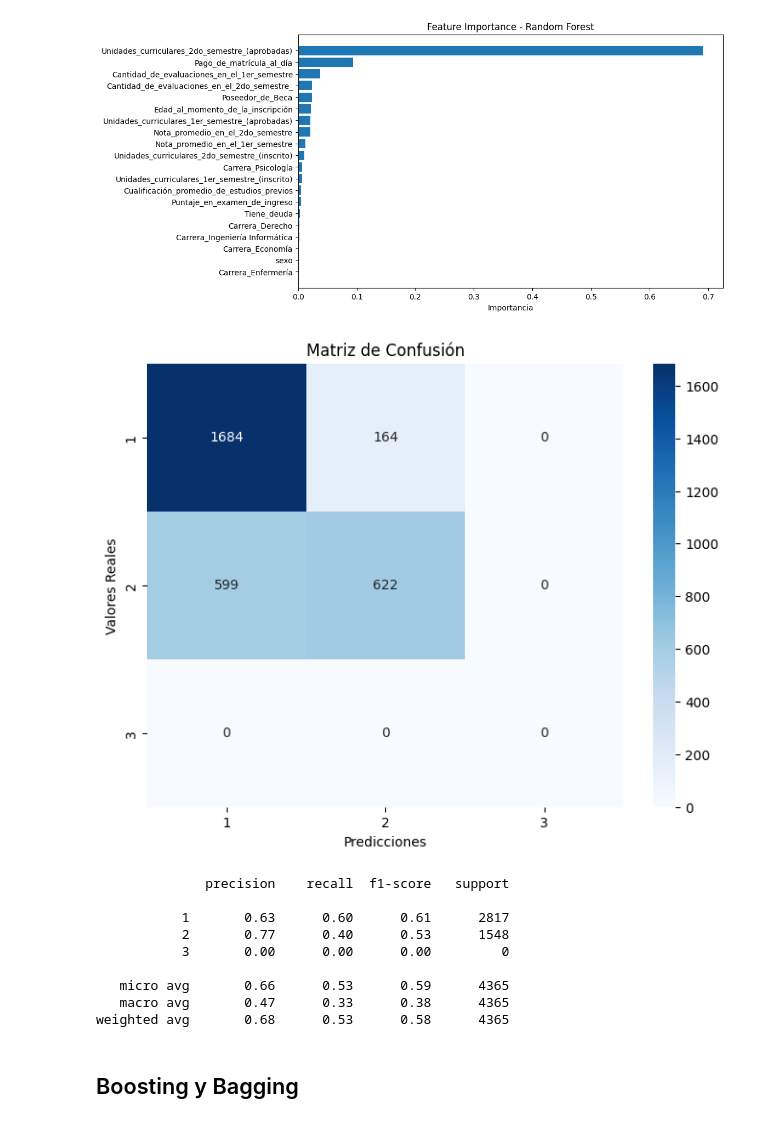
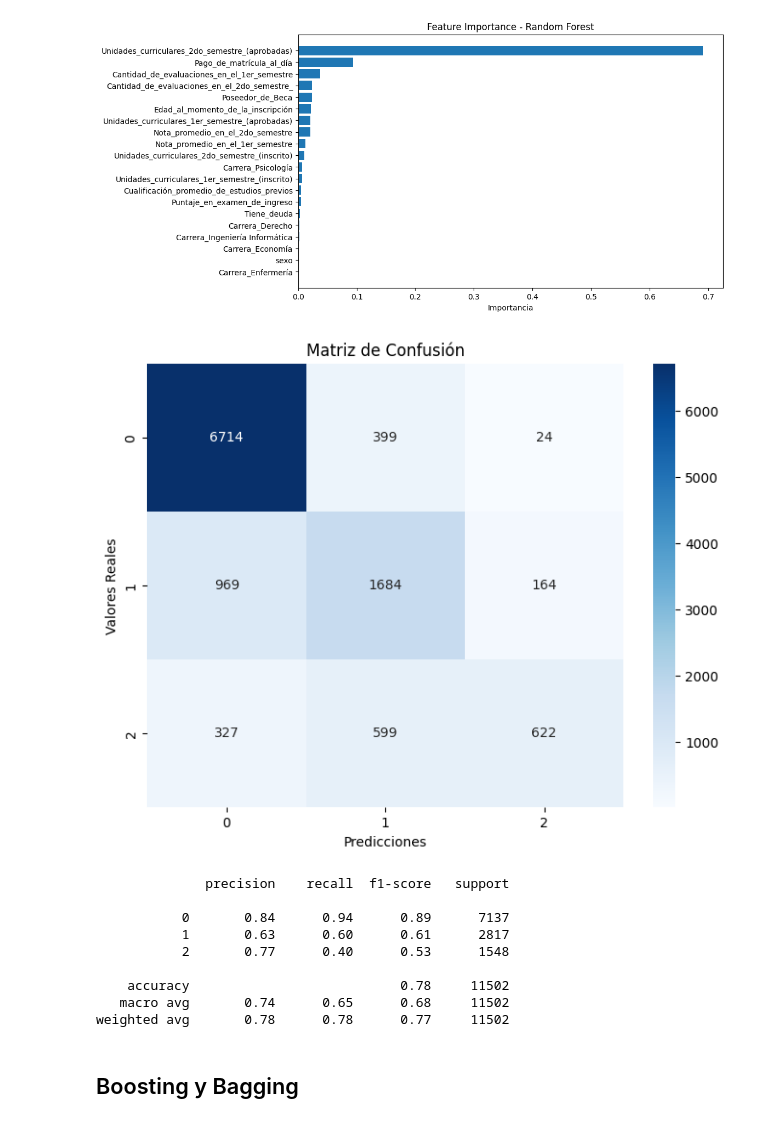
Before and after one commit to SofiaForni/aprendizaje_automatico_desertores, a Jupyter notebook: notebooks/modelos_target_multiclase.ipynb, the cells around one changed output. Cells and saved outputs as stored; diff of their text form; code cells hidden in the pictures.

```diff
--- a/notebooks/modelos_target_multiclase.ipynb
+++ b/notebooks/modelos_target_multiclase.ipynb
@@ -251,32 +251,32 @@ plt.show()
 # %%
 from sklearn.metrics import classification_report
 
 # Definir las clases originales
-clases = [1, 2, 3]  # tus clases reales
-nombres = ['1', '2', '3']
+clases = [0, 1, 2]
+nombres = ['0', '1', '2']
 
 cm = confusion_matrix(y_test, y_pred_final, labels=clases)
 
 plt.figure(figsize=(8,6))
 sns.heatmap(cm, annot=True, fmt='d', cmap='Blues',
             xticklabels=nombres, yticklabels=nombres)
 plt.xlabel('Predicciones')
 plt.ylabel('Valores Reales')
 plt.title('Matriz de Confusión')
 plt.show()
 
 print(classification_report(y_test, y_pred_final, labels=clases, target_names=nombres))
 # %% [output]
-[figure, old version]
+[figure, new version]
               precision    recall  f1-score   support
 
+           0       0.84      0.94      0.89      7137
            1       0.63      0.60      0.61      2817
            2       0.77      0.40      0.53      1548
-           3       0.00      0.00      0.00         0
 
-   micro avg       0.66      0.53      0.59      4365
-   macro avg       0.47      0.33      0.38      4365
-weighted avg       0.68      0.53      0.58      4365
+    accuracy                           0.78     11502
+   macro avg       0.74      0.65      0.68     11502
+weighted avg       0.78      0.78      0.77     11502
 # %% [markdown]
 ##  Boosting y Bagging
 # %%
```
Also changed, not shown: parts of 2 cells of this notebook, 1 other file.
